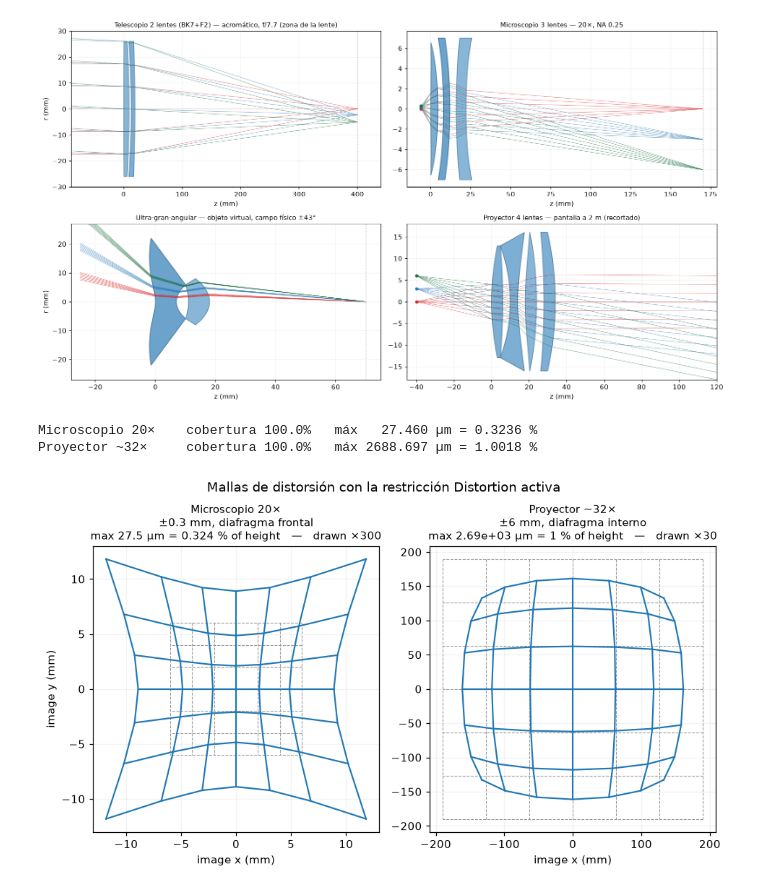
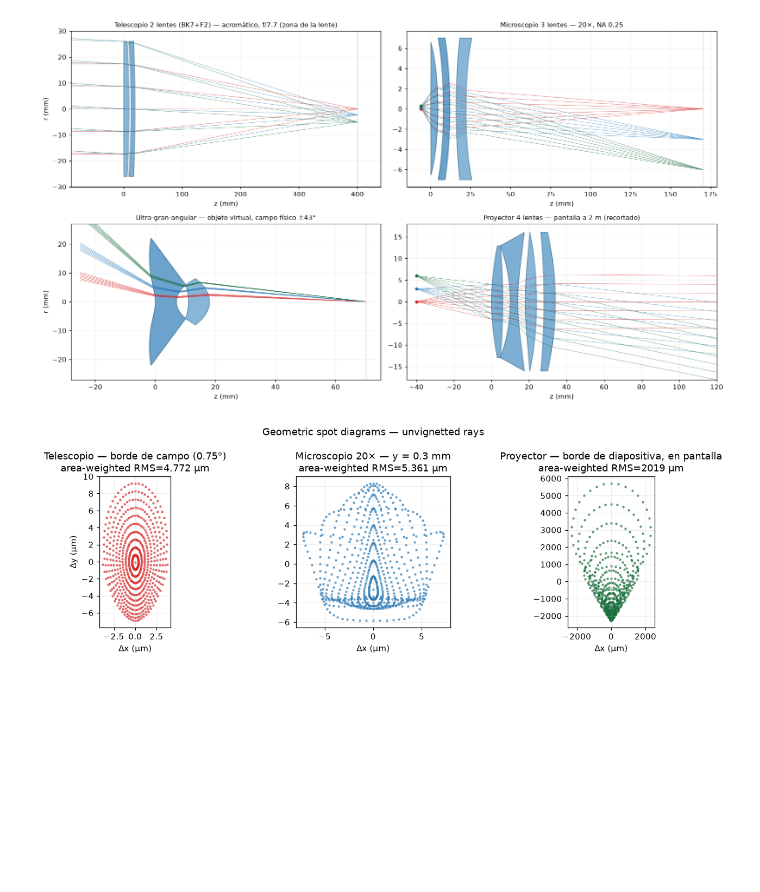
Before and after one commit to blancusjh/geometrical-raytracer, a Jupyter notebook: examples/notebooks/building_optical_systems.ipynb, the cells around one changed output. Drawn from its saved outputs; the diff is of its cells as text; code cells hidden in the pictures; blank space fills up the shorter version.

```diff
--- a/examples/notebooks/building_optical_systems.ipynb
+++ b/examples/notebooks/building_optical_systems.ipynb
@@ -308,24 +313,17 @@ plt.show()
 # %% [output]
 [figure]
 # %%
-grids, titles, exags = [], [], []
-for train, title, half, exag, stop in [
-    (microscope, "Microscopio 20×\n±0.3 mm, diafragma frontal", 0.3, 300.0, 0),
-    (projector, "Proyector ~32×\n±6 mm, diafragma interno", 6.0, 30.0, 3),
+sampling = PupilSampling(kind="rings", radial=12, azimuth=64)
+spots, spot_titles = [], []
+for train, y, na, stop, title in [
+    (telescope, 13000.0, TEL_NA, 0, "Telescopio — borde de campo (0.75°)"),
+    (microscope, 0.3, MIC_NA, 0, "Microscopio 20× — y = 0.3 mm"),
+    (projector, 6.0, PRO_NA, 3, "Proyector — borde de diapositiva, en pantalla"),
 ]:
-    grid = distortion_grid(SequentialTracer(train.to_system()),
-                           magnification=train.gt, half_field=half, n=7,
-                           stop_index=stop)
-    print(f"{title.splitlines()[0]:18s} cobertura {grid.valid_fraction:5.1%}   "
-          f"máx {grid.max_distortion_um:8.3f} µm = "
-          f"{grid.max_relative_distortion_percent:.4f} %")
-    grids.append(grid); titles.append(title); exags.append(exag)
-
-fig = plots.distortion_grids_figure(
-    grids, titles=titles, exaggerations=exags,
-    suptitle="Mallas de distorsión con la restricción Distortion activa")
+    pupil = trace_pupil(SequentialTracer(train.to_system()), FieldPoint(y=y),
+                        na_object_sine=na, sampling=sampling, stop_index=stop)
+    spots.append(spot_data(pupil)); spot_titles.append(title)
+fig = plots.spots_figure(spots, colors=FIELD_COLORS, titles=spot_titles)
 plt.show()
 # %% [output]
-Microscopio 20×    cobertura 100.0%   máx   27.460 µm = 0.3236 %
-Proyector ~32×     cobertura 100.0%   máx 2688.697 µm = 1.0018 %
-[figure, old version]
+[figure, new version]
```
Also changed, not shown: parts of 9 cells of this notebook, 9 other files.
